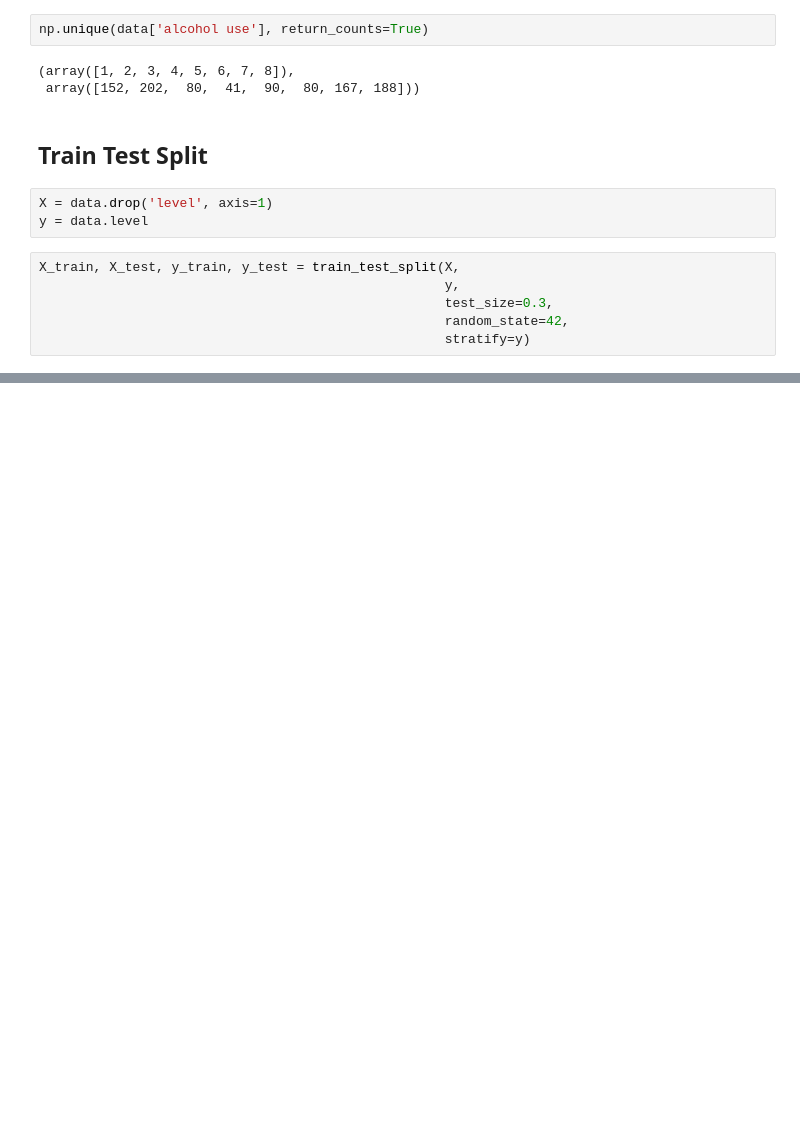
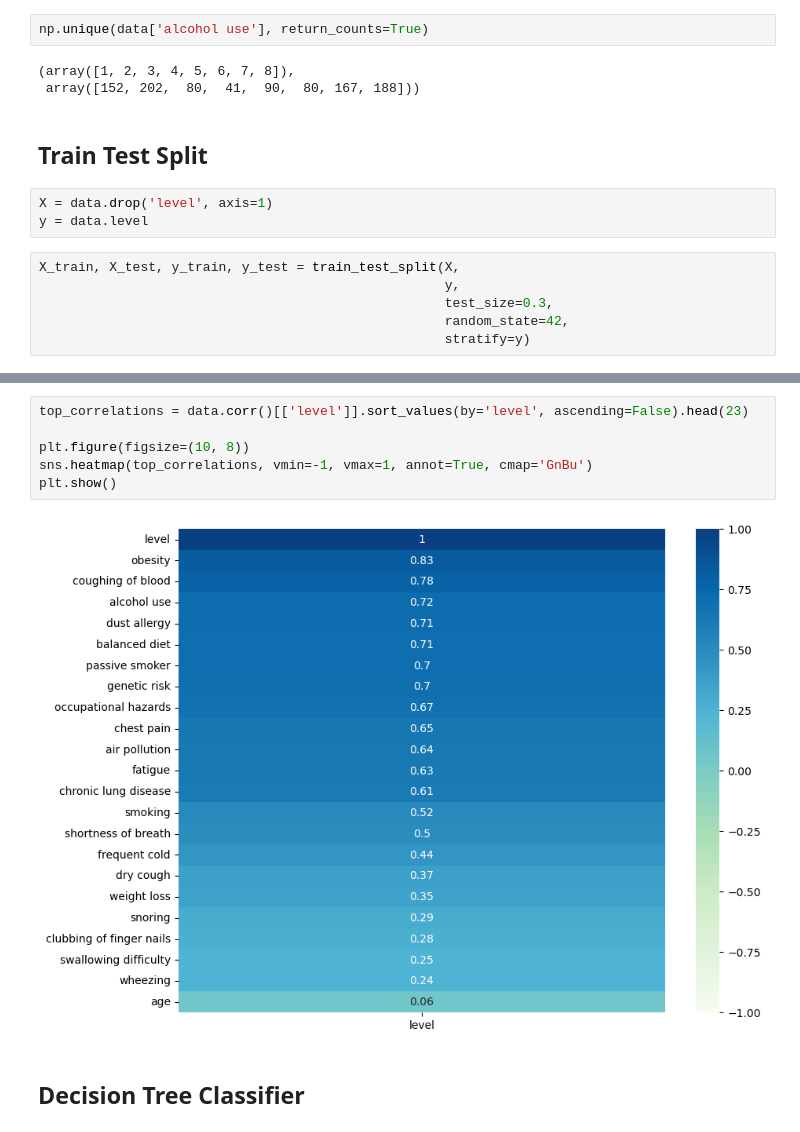
Before and after one commit to afsharino/Freelance-Projects, a Jupyter notebook: Cancer-Classification/src/Main.ipynb, the cells around one changed output, grey strips where cells are left out. Saved outputs shown, nothing was run; the diff lists cells and outputs as text; blank space fills up the shorter version.

```diff
--- a/Cancer-Classification/src/Main.ipynb
+++ b/Cancer-Classification/src/Main.ipynb
@@ -128,0 +181,10 @@ X_train, X_test, y_train, y_test = train_test_split(X,
+# %%
+top_correlations = data.corr()[['level']].sort_values(by='level', ascending=False).head(23)
+
+plt.figure(figsize=(10, 8))
+sns.heatmap(top_correlations, vmin=-1, vmax=1, annot=True, cmap='GnBu')
+plt.show()
+# %% [output]
+[figure, added]
+# %% [markdown]
+## Decision Tree Classifier
```
Also changed, not shown: parts of 12 cells of this notebook.
